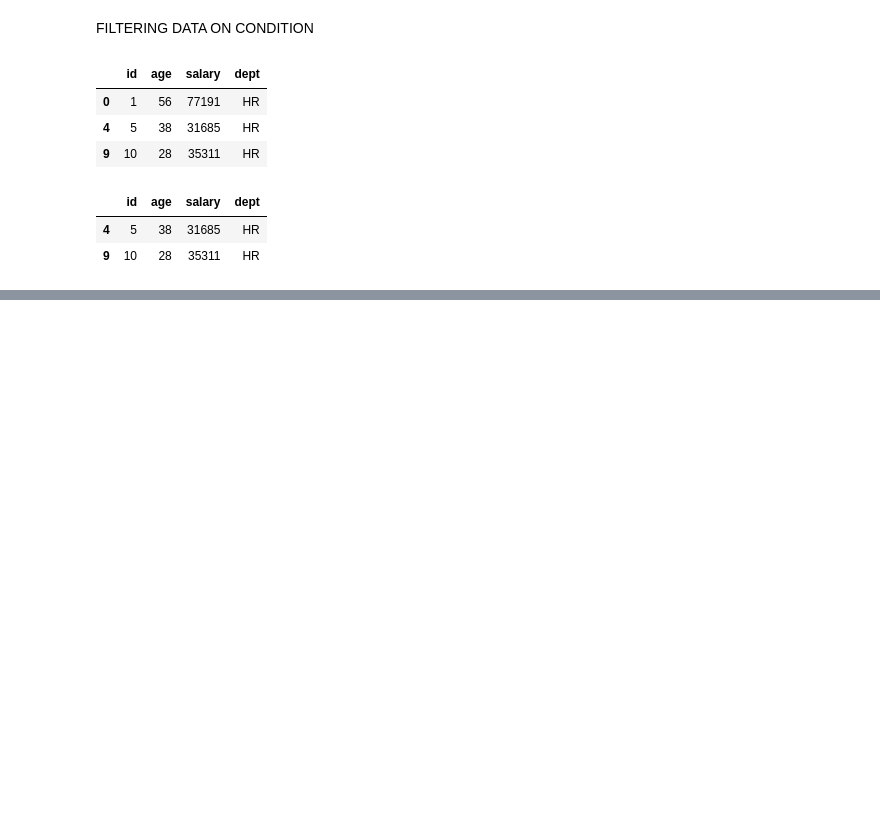
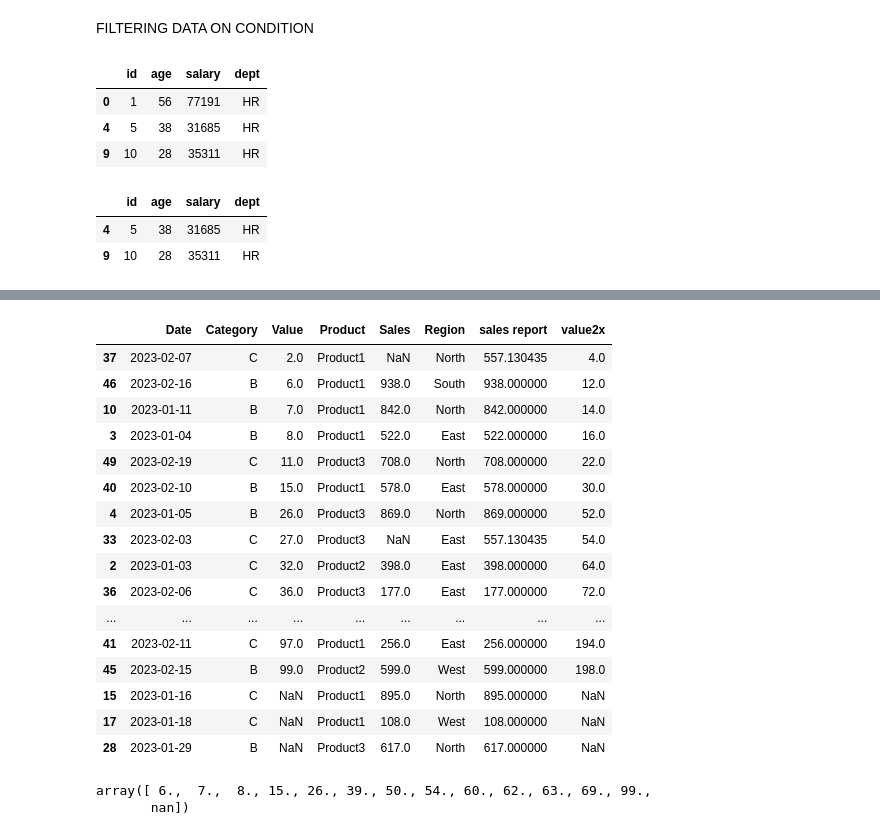
Before and after one commit to arman-hossain45/Phitrom_AI-ML, a Jupyter notebook: Phitron_For_ML_Pandas.ipynb, the cells around one changed output, grey strips where cells are left out. Saved outputs shown, nothing was run; the diff lists cells and outputs as text; code cells hidden in the pictures; blank space fills up the shorter version.

```diff
--- a/Phitron_For_ML_Pandas.ipynb
+++ b/Phitron_For_ML_Pandas.ipynb
@@ -666,0 +923,30 @@ a
+# %%
+#a chara  sob value dekhabe
+df[~(df['Category']=='A')]
+# %% [output]
+|  | Date | Category | Value | Product | Sales | Region | sales report | value2x |
+| 37 | 2023-02-07 | C | 2.0 | Product1 | NaN | North | 557.130435 | 4.0 |
+| 46 | 2023-02-16 | B | 6.0 | Product1 | 938.0 | South | 938.000000 | 12.0 |
+| 10 | 2023-01-11 | B | 7.0 | Product1 | 842.0 | North | 842.000000 | 14.0 |
+| 3 | 2023-01-04 | B | 8.0 | Product1 | 522.0 | East | 522.000000 | 16.0 |
+| 49 | 2023-02-19 | C | 11.0 | Product3 | 708.0 | North | 708.000000 | 22.0 |
+| 40 | 2023-02-10 | B | 15.0 | Product1 | 578.0 | East | 578.000000 | 30.0 |
+| 4 | 2023-01-05 | B | 26.0 | Product3 | 869.0 | North | 869.000000 | 52.0 |
+| 33 | 2023-02-03 | C | 27.0 | Product3 | NaN | East | 557.130435 | 54.0 |
+| 2 | 2023-01-03 | C | 32.0 | Product2 | 398.0 | East | 398.000000 | 64.0 |
+| 36 | 2023-02-06 | C | 36.0 | Product3 | 177.0 | East | 177.000000 | 72.0 |
+| ... | ... | ... | ... | ... | ... | ... | ... | ... |
+| 41 | 2023-02-11 | C | 97.0 | Product1 | 256.0 | East | 256.000000 | 194.0 |
+| 45 | 2023-02-15 | B | 99.0 | Product2 | 599.0 | West | 599.000000 | 198.0 |
+| 15 | 2023-01-16 | C | NaN | Product1 | 895.0 | North | 895.000000 | NaN |
+| 17 | 2023-01-18 | C | NaN | Product1 | 108.0 | West | 108.000000 | NaN |
+| 28 | 2023-01-29 | B | NaN | Product3 | 617.0 | North | 617.000000 | NaN |
+# %%
+arr=df[df['Category']=='B']
+arr
+#now we can only print unique values
+arr=arr['Value'].unique()
+arr#mow this is only shows the unique values only
+# %% [output]
+array([ 6.,  7.,  8., 15., 26., 39., 50., 54., 60., 62., 63., 69., 99.,
+       nan])
```
Also changed, not shown: parts of 17 cells of this notebook.
